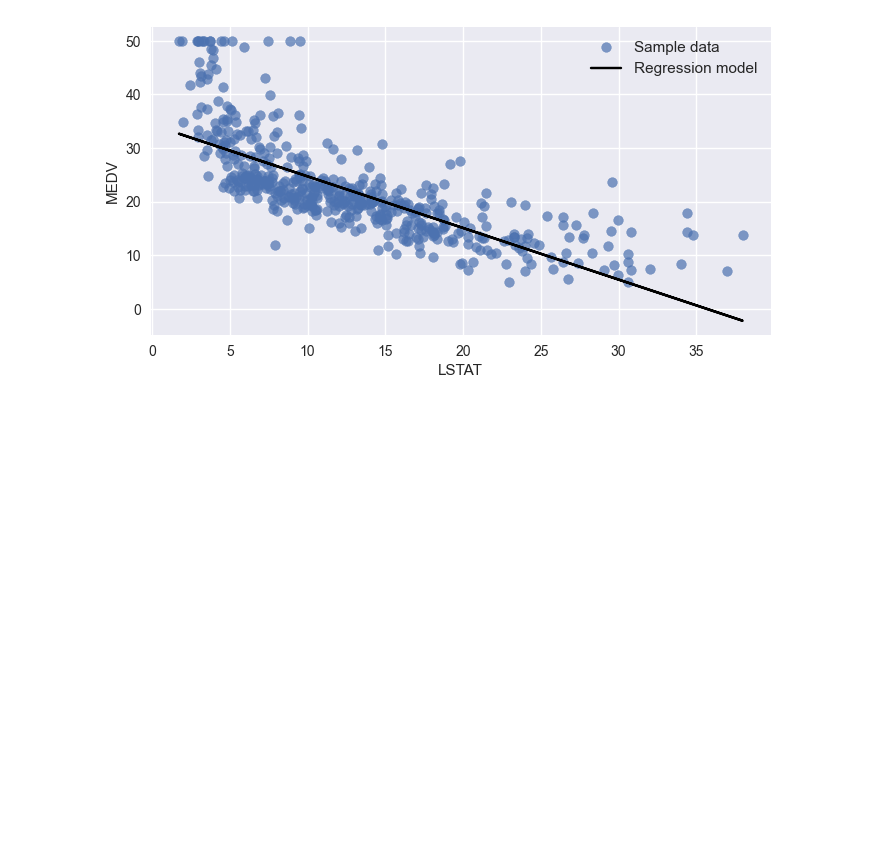
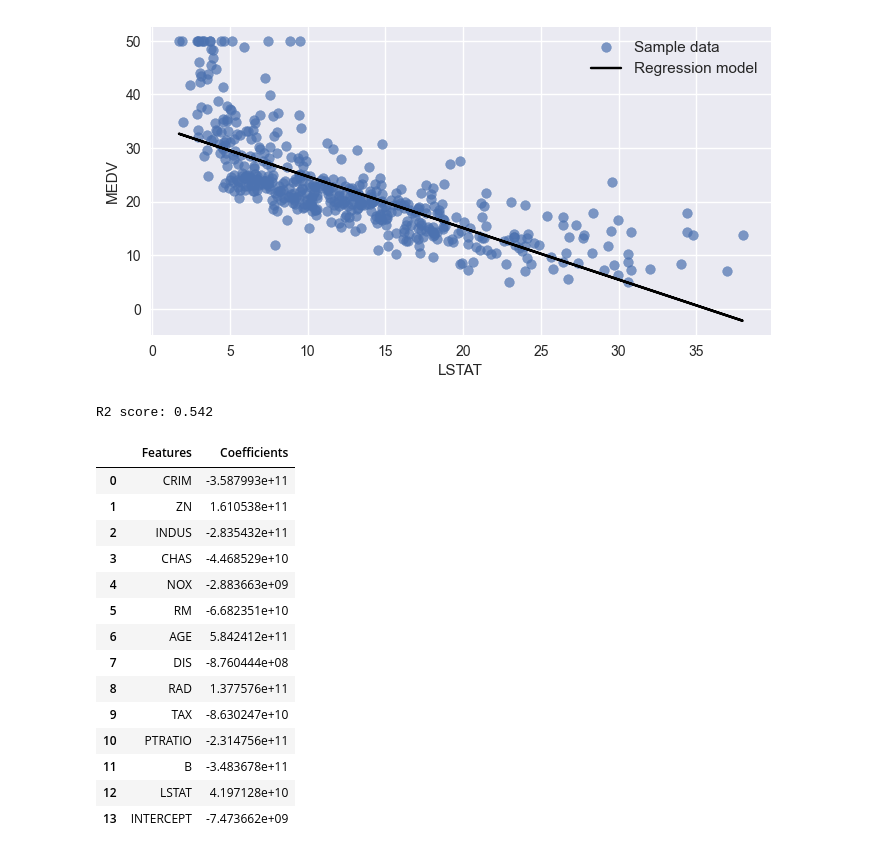
Before and after one commit to ivajazz/ML_1, a Jupyter notebook: gredient.ipynb, the cells around one changed output. Drawn from its saved outputs; the diff is of its cells as text; code cells hidden in the pictures; blank space fills up the shorter version.

```diff
--- a/gredient.ipynb
+++ b/gredient.ipynb
@@ -52,3 +52,41 @@ y_predict = sgd_lr_lstat.predict(X)
 plot_regression_2d(X, y, y_predict)
 # %% [output]
 [figure]
+# %%
+print('R2 score: {:.3f}'.format(metrics.r2_score(y, y_predict)))
+# %% [output]
+R2 score: 0.542
+# %%
+#Составляем список факторов (исключили целевой столбец)
+features = boston_data.drop('MEDV', axis=1).columns
+#Составляем матрицу наблюдений X и вектор ответов y
+X = boston_data[features]
+y = boston_data['MEDV']
+
+#Создаём объект класса линейной регрессии с SGD
+sgd_lr_full = linear_model.SGDRegressor(random_state=42)
+#Обучаем модель — ищем параметры по методу SGD
+sgd_lr_full.fit(X, y)
+
+#Составляем таблицу из признаков и их коэффициентов
+w_df = pd.DataFrame({'Features': features, 'Coefficients': sgd_lr_full.coef_})
+#Составляем строчку таблицы со свободным членом
+intercept_df =pd.DataFrame({'Features': ['INTERCEPT'], 'Coefficients': sgd_lr_full.intercept_})
+coef_df = pd.concat([w_df, intercept_df], ignore_index=True)
+display(coef_df)
+# %% [output]
+|  | Features | Coefficients |
+| 0 | CRIM | -3.587993e+11 |
+| 1 | ZN | 1.610538e+11 |
+| 2 | INDUS | -2.835432e+11 |
+| 3 | CHAS | -4.468529e+10 |
+| 4 | NOX | -2.883663e+09 |
+| 5 | RM | -6.682351e+10 |
+| 6 | AGE | 5.842412e+11 |
+| 7 | DIS | -8.760444e+08 |
+| 8 | RAD | 1.377576e+11 |
+| 9 | TAX | -8.630247e+10 |
+| 10 | PTRATIO | -2.314756e+11 |
+| 11 | B | -3.483678e+11 |
+| 12 | LSTAT | 4.197128e+10 |
+| 13 | INTERCEPT | -7.473662e+09 |
```
Also changed, not shown: parts of 8 cells of this notebook, 1 other file.
